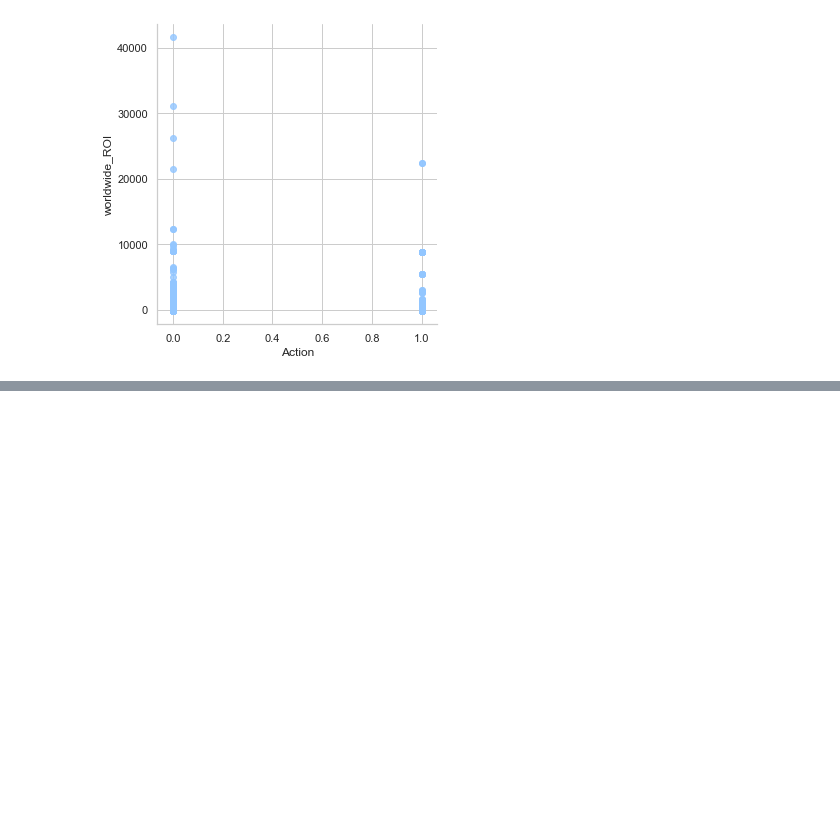
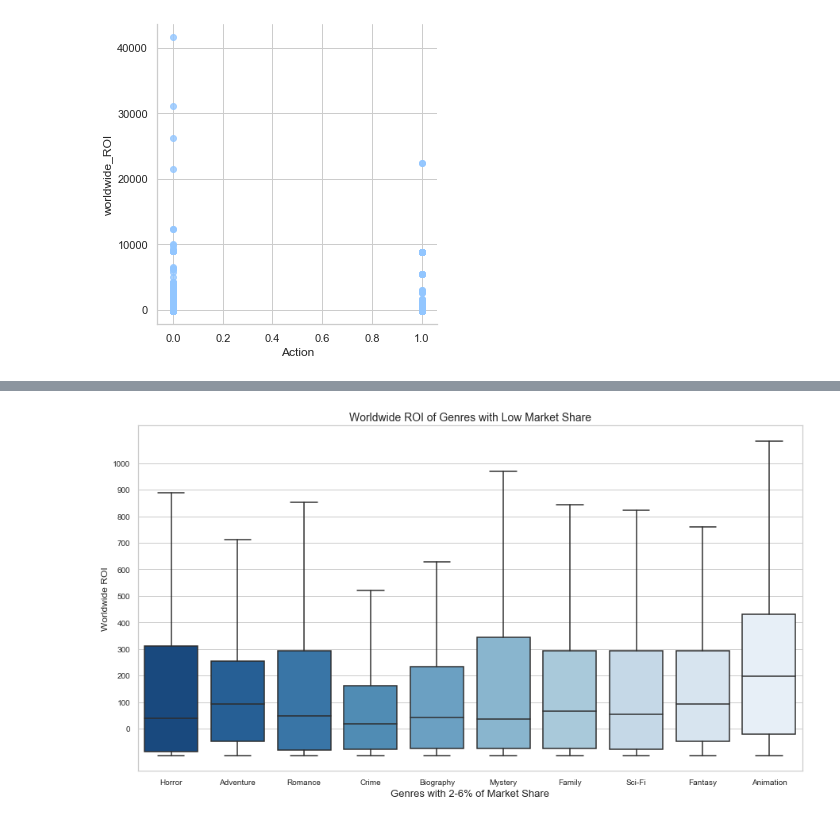
Before and after one commit to stevenzych/movie-analysis, a Jupyter notebook: genre_roi_cleaning.ipynb, the cells around one changed output, grey strips where cells are left out. Cells and saved outputs as stored; diff of their text form; code cells hidden in the pictures; blank space fills up the shorter version.

```diff
--- a/caleb_draft.ipynb
+++ b/genre_roi_cleaning.ipynb
@@ -536,7 +547,8 @@ memory usage: 6.7+ MB
 # %% [markdown]
 ### Let's go ahead and join the two tables and finish cleaning after
 # %%
-joined_df=bom_gross_df.join(imdb_title_basics_df.set_index('primary_title'), on=['title'], how='inner')
+joined_df=bom_gross_df.join(imdb_title_basics_df.set_index('primary_title'),
+                            on=['title'], how='inner')
 print(len(joined_df))
 # %% [output]
 3341
@@ -740,7 +721,8 @@ tmdb_budgets_df.head()
 | 3 | 4 | May 1, 2015 | Avengers: Age of Ultron | 330600000 | 459005868 | 1403013963 | ... |
 | 4 | 5 | Dec 15, 2017 | Star Wars Ep. VIII: The Last Jedi | 317000000 | 620181382 | 1316721747 | ... |
 # %%
-join_df=tmdb_budgets_df.join(imdb_title_basics_df.set_index('primary_title'), on=['movie'], how='inner')
+join_df=tmdb_budgets_df.join(imdb_title_basics_df.set_index('primary_title'),
+                             on=['movie'], how='inner')
 print(len(joined_df))
 # %% [output]
 3743
@@ -1058,0 +1123,20 @@ concat_df.head()
+# %%
+# Create a list of genres that bring in 2 and 6% of the market share
+# Create a dictionary and then use a for loop to iterate through the rows
+# Of those genres and then create a dataframe that pulls the genre and its
+# Corresponding ROI together
+
+genres = ["Animation", "Fantasy", "Sci-Fi", "Family", "Mystery", "Biography",
+          "Crime", "Romance", "Adventure", "Horror"]
+dic = {}
+dic["genres"] = []
+dic["roi"] = []
+for index, row in genre_ROI_df.iterrows():
+    for i in genres:
+        if row[i] == 1:
+            dic["genres"].append(i)
+            dic["roi"].append(row['worldwide_ROI'])
+# %%
+df1 = pd.DataFrame(dic)
+
+df1.head()
@@ -1058,0 +1167,20 @@ concat_df.head()
+# %%
+# Create a boxplot with all genres with 2-6% of the market share and the ROI
+
+plt.figure(figsize=(15,8))
+b=sns.boxplot(data=df1, x='genres', y='roi', showfliers=False,
+              order=['Horror', 'Adventure','Romance','Crime','Biography',
+                     'Mystery', 'Family', 'Sci-Fi', 'Fantasy', 'Animation'],
+              palette="Blues_r")
+
+# Set labels for plot
+b.axes.set_title("Worldwide ROI of Genres with Low Market Share",fontsize=14)
+b.set_xlabel("Genres with 2-6% of Market Share",fontsize=13)
+b.set_ylabel("Worldwide ROI",fontsize=12)
+b.tick_params(labelsize=10)
+yticks = np.linspace(start=0, stop=100*10, num=11)
+plt.yticks(yticks)
+
+plt.show()
+# %% [output]
+[figure, added]
```
Also changed, not shown: parts of 55 cells of this notebook, 5 other files.
